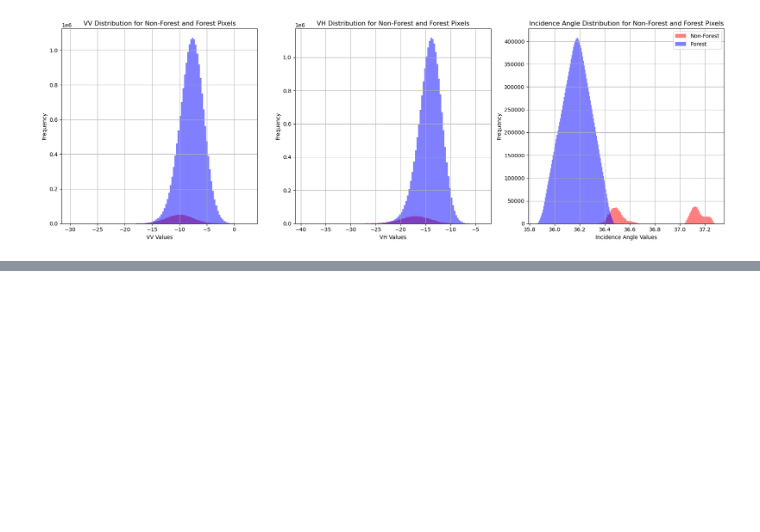
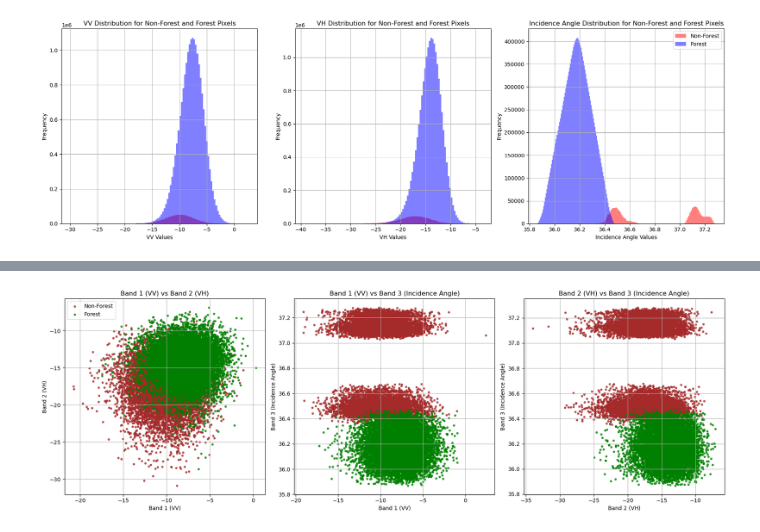
Before and after one commit to raznuss/MarvinBlue, a Jupyter notebook: Data_exploration.ipynb, the cells around one changed output, grey strips where cells are left out. Cells and saved outputs as stored; diff of their text form; code cells hidden in the pictures; blank space fills up the shorter version.

```diff
--- a/Data_exploration.ipynb
+++ b/Data_exploration.ipynb
@@ -186,0 +238,58 @@ plot_band_distribution(non_forest_data, forest_data)
+# %%
+import numpy as np
+import random
+import matplotlib.pyplot as plt
+
+# Function to gather band values and shuffle them
+def gather_and_shuffle_band_values(data, band_index, num_samples=1000):
+    all_band_values = []
+
+    for tile in data:
+        band = tile[band_index, :, :]
+        band = band[~np.isnan(band)]
+        all_band_values.extend(band.flatten())
+
+    # Shuffle and select a subset of the band values
+    random.shuffle(all_band_values)
+    return all_band_values[:num_samples]
+
+# Scatter plot for each band combination with shuffled pixels and transparency
+def plot_band_combinations(non_forest_data, forest_data, num_samples=1000, alpha=0.5):
+    # Band combinations: (0, 1), (0, 2), (1, 2)
+    band_pairs = [(0, 1), (0, 2), (1, 2)]
+    band_names = ['Band 1 (VV)', 'Band 2 (VH)', 'Band 3 (Incidence Angle)']
+
+    plt.figure(figsize=(18, 6))
+
+    for i, (band_x, band_y) in enumerate(band_pairs):
+        # Extract and shuffle band values for non-forest
+        non_forest_band_x_values = gather_and_shuffle_band_values(non_forest_data, band_x, num_samples)
+        non_forest_band_y_values = gather_and_shuffle_band_values(non_forest_data, band_y, num_samples)
+
+        # Extract and shuffle band values for forest
+        forest_band_x_values = gather_and_shuffle_band_values(forest_data, band_x, num_samples)
+        forest_band_y_values = gather_and_shuffle_band_values(forest_data, band_y, num_samples)
+
+        plt.subplot(1, 3, i + 1)
+
+        # Scatter plot for non-forest in brown with transparency
+        plt.scatter(non_forest_band_x_values, non_forest_band_y_values, color='brown', s=10, alpha=alpha, label='Non-Forest')
+
+        # Scatter plot for forest in green with transparency
+        plt.scatter(forest_band_x_values, forest_band_y_values, color='green', s=10, alpha=alpha, label='Forest')
+
+        plt.title(f"{band_names[band_x]} vs {band_names[band_y]}")
+        plt.xlabel(band_names[band_x])
+        plt.ylabel(band_names[band_y])
+        plt.grid(True)
+
+        if i == 0:  # Add legend only to the first plot
+            plt.legend()
+
+    plt.tight_layout()
+    plt.show()
+
+# Call the function to plot the scatter plots for all band combinations with transparency
+plot_band_combinations(non_forest_data, forest_data, num_samples=10000, alpha=0.8)
+# %% [output]
+[figure, added]
```
Also changed, not shown: parts of 5 cells of this notebook, 6 other files.
